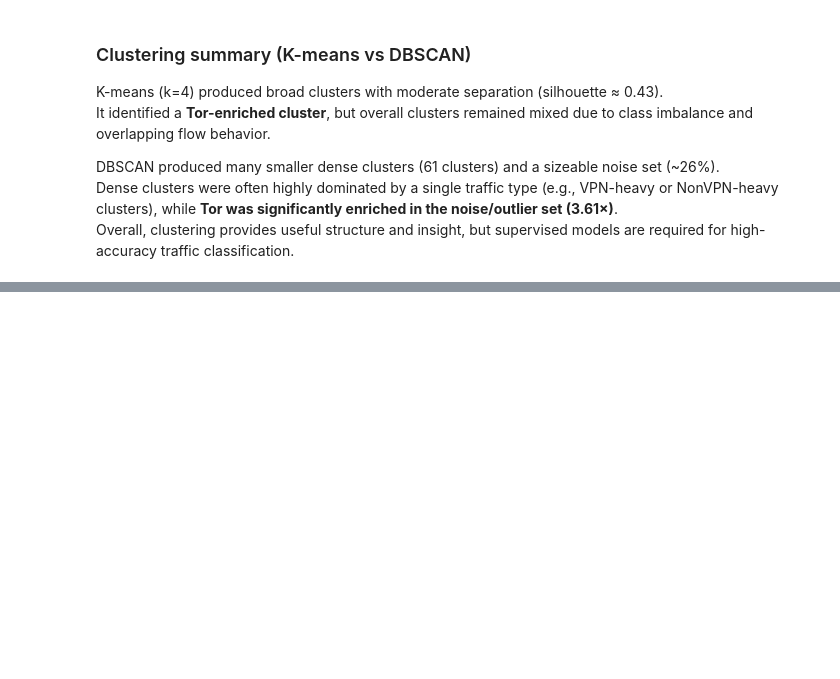
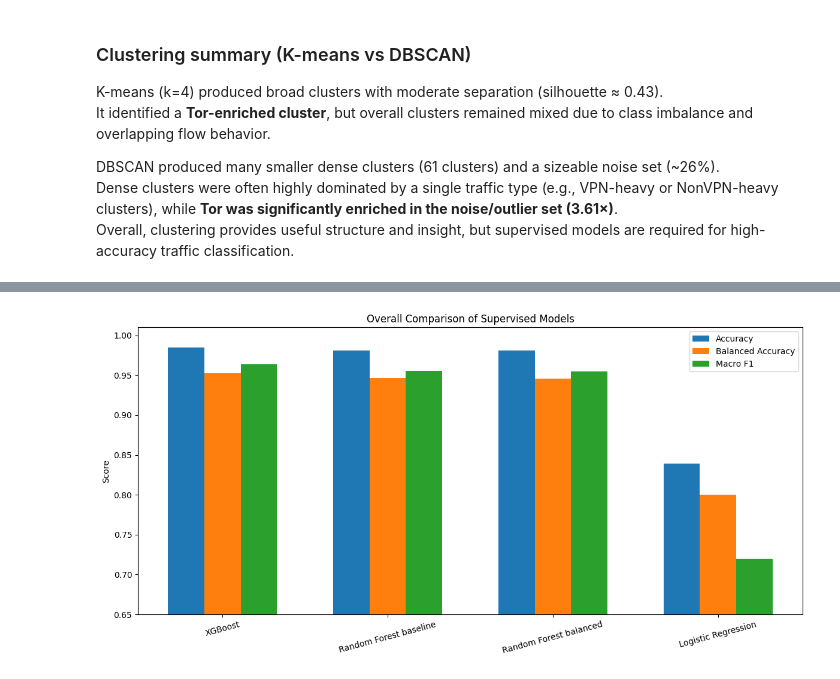
Before and after one commit to jaspindersingh919/CS4403-Project, a Jupyter notebook: Code/CS4403_Project_Notebook.ipynb, the cells around one changed output, grey strips where cells are left out. Cells and saved outputs as stored; diff of their text form; code cells hidden in the pictures; blank space fills up the shorter version.

```diff
--- a/Code/CS4403_Project_Notebook.ipynb
+++ b/Code/CS4403_Project_Notebook.ipynb
@@ -1070,0 +1289,23 @@ Overall, clustering provides useful structure and insight, but supervised models
+# %%
+import matplotlib.pyplot as plt
+import numpy as np
+
+plot_df = final_compare.copy()
+
+metrics_overall = ["Accuracy", "Balanced Accuracy", "Macro F1"]
+x = np.arange(len(plot_df["Model"]))
+width = 0.22
+
+plt.figure(figsize=(12,6))
+for i, metric in enumerate(metrics_overall):
+    plt.bar(x + i*width - width, plot_df[metric], width=width, label=metric)
+
+plt.xticks(x, plot_df["Model"], rotation=15)
+plt.ylim(0.65, 1.01)
+plt.ylabel("Score")
+plt.title("Overall Comparison of Supervised Models")
+plt.legend()
+plt.tight_layout()
+plt.show()
+# %% [output]
+[figure, added]
```
Also changed, not shown: parts of 14 cells of this notebook.
